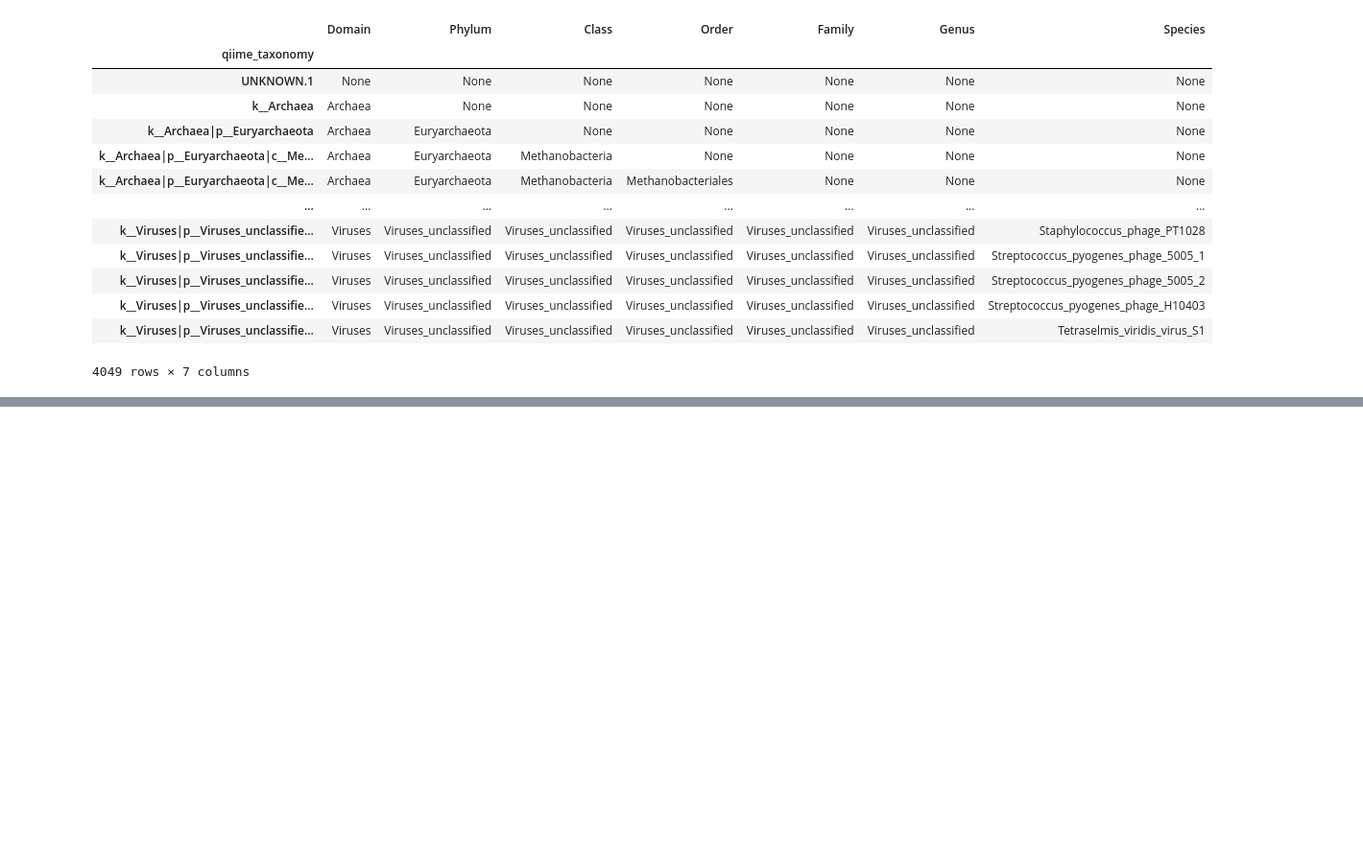
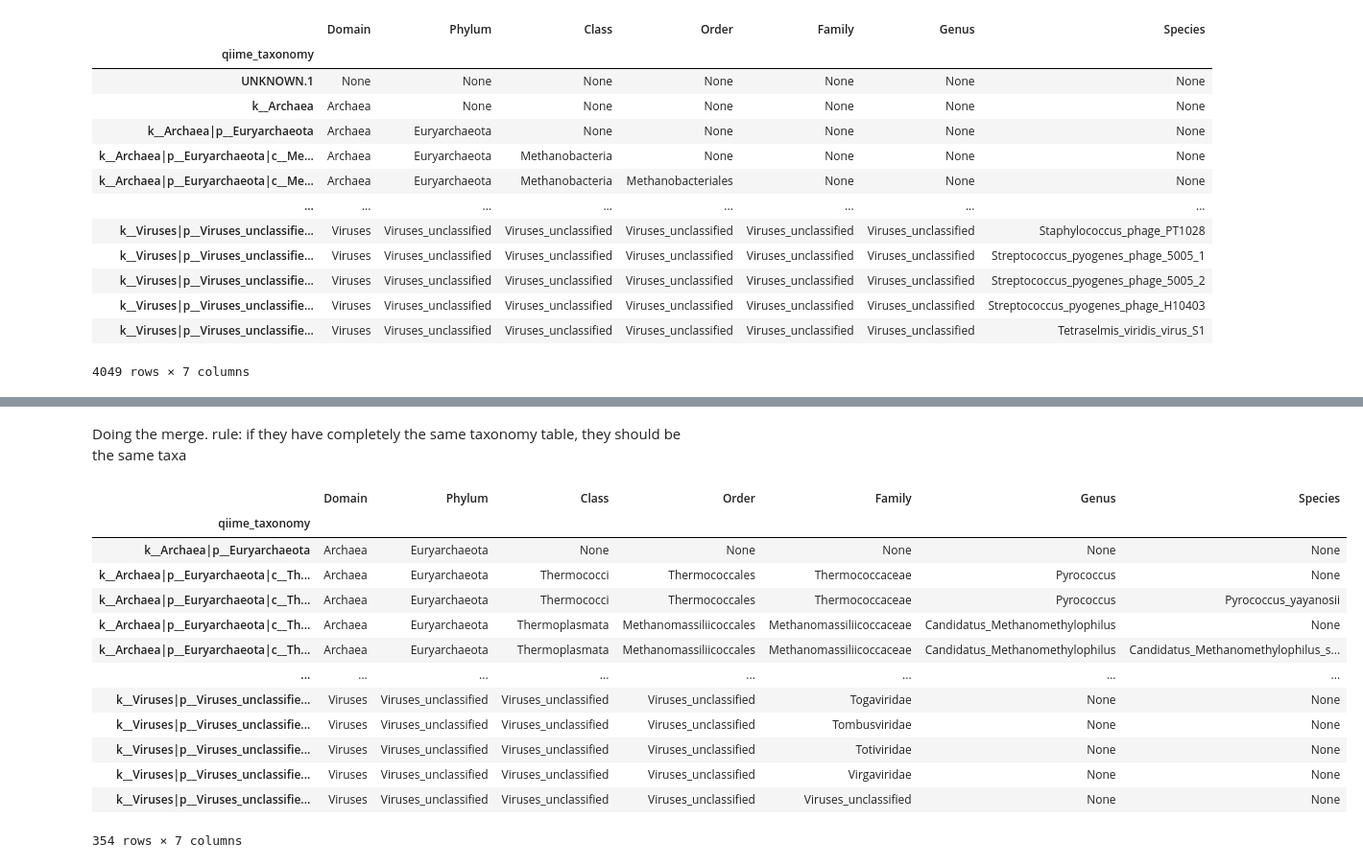
Before and after one commit to kkcchen/gut_microbiome_GPT, a Jupyter notebook: notebooks/wgs_notebooks/merge_wgs.ipynb, the cells around one changed output, grey strips where cells are left out. Shown at 96% size. Cells and saved outputs as stored; diff of their text form; code cells hidden in the pictures; blank space fills up the shorter version.

```diff
--- a/notebooks/wgs_notebooks/merge_wgs.ipynb
+++ b/notebooks/wgs_notebooks/merge_wgs.ipynb
@@ -403,0 +404,22 @@ joined.varm["taxonomy"].iloc[pos_idx]
+# %% [markdown]
+Doing the merge. rule: if they have completely the same taxonomy table, they should be the same taxa
+# %%
+bool_idx = ~(match_counts == non_null_counts) & (non_null_counts - last_match_indexes - 1)
+pos_idx = np.flatnonzero(bool_idx.to_numpy())
+
+joined.varm["taxonomy"].iloc[pos_idx]
+# %% [output]
+|  | Domain | Phylum | Class | Order | Family | Genus | Species |
+| qiime_taxonomy |  |  |  |  |  |  |  |
+| k__Archaea|p__Euryarchaeota | Archaea | Euryarchaeota | None | None | None | None | None |
+| k__Archaea|p__Euryarchaeota|c__Th... | Archaea | Euryarchaeota | Thermococci | Thermococcales | Thermococcaceae | Pyrococcus | None |
+| k__Archaea|p__Euryarchaeota|c__Th... | Archaea | Euryarchaeota | Thermococci | Thermococcales | Thermococcaceae | Pyrococcus | Pyrococcus_yayanosii |
+| k__Archaea|p__Euryarchaeota|c__Th... | Archaea | Euryarchaeota | Thermoplasmata | Methanomassiliicoccales | Methanomassiliicoccaceae | Candidatus_Methanomethylophilus | None |
+| k__Archaea|p__Euryarchaeota|c__Th... | Archaea | Euryarchaeota | Thermoplasmata | Methanomassiliicoccales | Methanomassiliicoccaceae | Candidatus_Methanomethylophilus | Candidatus_Methanomethylophilus_s... |
+| ... | ... | ... | ... | ... | ... | ... | ... |
+| k__Viruses|p__Viruses_unclassifie... | Viruses | Viruses_unclassified | Viruses_unclassified | Viruses_unclassified | Togaviridae | None | None |
+| k__Viruses|p__Viruses_unclassifie... | Viruses | Viruses_unclassified | Viruses_unclassified | Viruses_unclassified | Tombusviridae | None | None |
+| k__Viruses|p__Viruses_unclassifie... | Viruses | Viruses_unclassified | Viruses_unclassified | Viruses_unclassified | Totiviridae | None | None |
+| k__Viruses|p__Viruses_unclassifie... | Viruses | Viruses_unclassified | Viruses_unclassified | Viruses_unclassified | Virgaviridae | None | None |
+| k__Viruses|p__Viruses_unclassifie... | Viruses | Viruses_unclassified | Viruses_unclassified | Viruses_unclassified | Viruses_unclassified | None | None |
+354 rows × 7 columns
```
Also changed, not shown: parts of 13 cells of this notebook.
